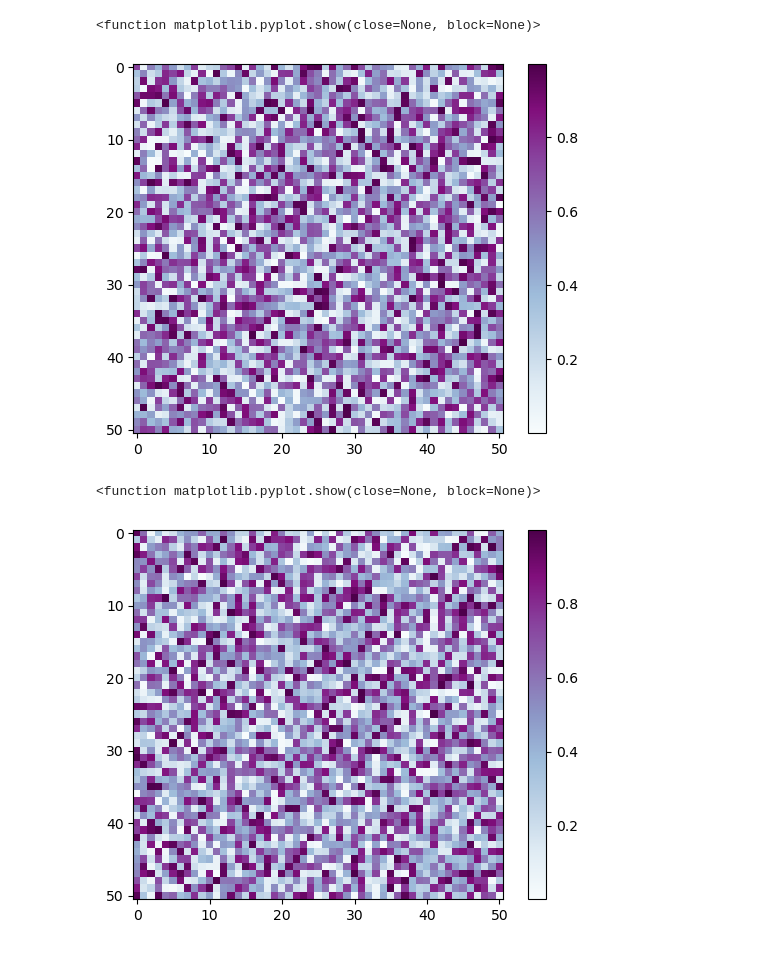
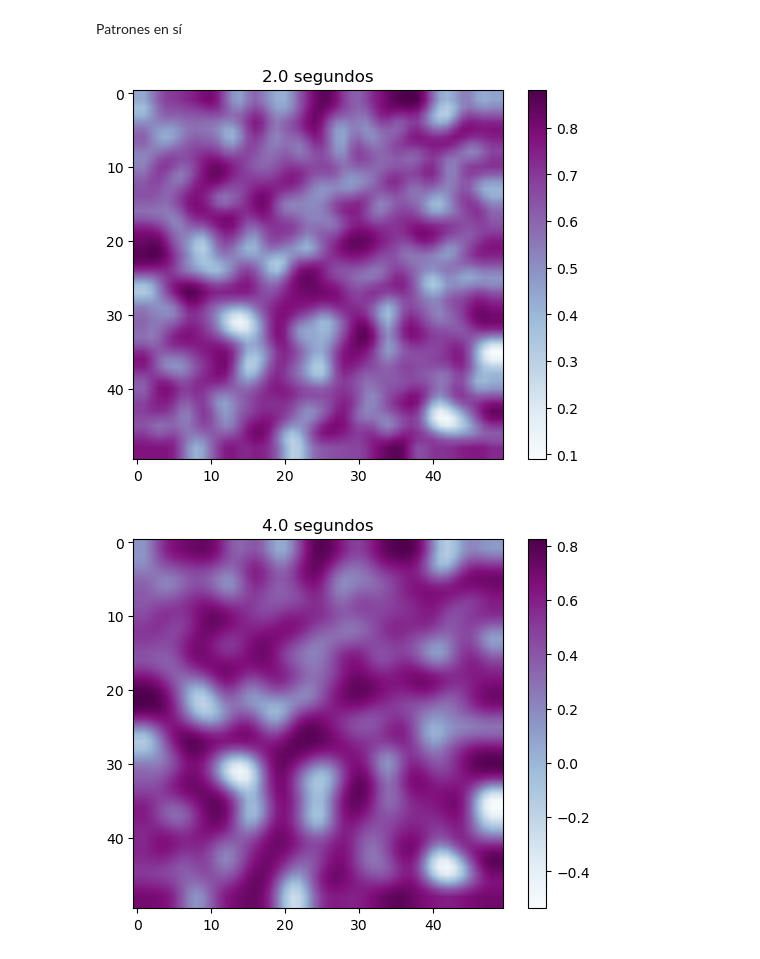
Before and after one commit to rifusaki/college, a Jupyter notebook: herrcomp/Tareas/09_Turing/09_Turing.ipynb, the cells around one changed output. Cells and saved outputs as stored; diff of their text form; code cells hidden in the pictures.

```diff
--- a/herrcomp/Tareas/09_Turing/09_Turing.ipynb
+++ b/herrcomp/Tareas/09_Turing/09_Turing.ipynb
@@ -19,17 +29,0 @@ dt = 0.01
-# %%
-def nablasq(fun,h):
-    for i in range(0,fun.shape[0]-1):
-        for j in range(0,fun.shape[1]-1):
-            res = (fun[i+1,j]+fun[i-1,j]+fun[i,j+1]+fun[i,j-1]-4*fun[i,j])/(h**2)
-    return res
-# %%
-def nablasq(fun,h):
-    res = np.zeros(fun.shape)
-    for i in range(0,fun.shape[0]-1):
-        for j in range(0,fun.shape[1]-1):
-            res[i,j] = (fun[i+1,j]+fun[i-1,j]+fun[i,j+1]+fun[i,j-1]-4*fun[i,j])/(h**2)
-    return res
-# %%
-def nablasq(fun,h,i,j):
-    res = (fun[i+1,j]+fun[i-1,j]+fun[i,j+1]+fun[i,j-1]-4*fun[i,j])/(h**2)
-    return res
@@ -95,14 +30,30 @@ plt.show()
-# %%
-plt.imshow(phi, cmap='BuPu')
-plt.colorbar()
-plt.show
-# %% [output]
-<function matplotlib.pyplot.show(close=None, block=None)>
-[figure, removed]
-# %%
-plt.imshow(psi, cmap='BuPu')
-plt.colorbar()
-plt.show
-# %% [output]
-<function matplotlib.pyplot.show(close=None, block=None)>
-[figure, removed]
+# %%
+x, y = np.meshgrid(np.arange(xi, xf, h),
+                   np.arange(yi, yf, h))
+
+phi = np.random.rand(x.shape[0], x.shape[1])
+psi = np.random.rand(x.shape[0], x.shape[1])
+# %% [markdown]
+Patrones en sí
+# %%
+for t in np.arange(dt,tf+dt,dt):
+    dphi, dpsi = (nablasq(phi,h), nablasq(psi,h))
+    phi_bl, psi_bl = (phi[1:-1,1:-1], psi[1:-1,1:-1])
+
+    phi[1:-1,1:-1] = phi_bl + dt*(a*dphi+phi_bl-(phi_bl**3)-psi_bl+k)
+    psi[1:-1,1:-1] = psi_bl + dt*(b*dpsi+phi_bl-psi_bl)/tau
+
+    for fun in (phi,psi):
+       fun[0,:] = fun[1,:]
+       fun[-1,:] = fun[-2,:]
+       fun[:,0] = fun[:,1]
+       fun[:,-1] = fun[:,-2]
+
+    if t%graph_freq == 0:
+        plt.imshow(phi+psi, cmap='BuPu', interpolation='bilinear')
+        plt.title(f'{t} segundos')
+        plt.colorbar()
+        plt.show()
+# %% [output]
+[figure, added]
+[figure, added]
```
Also changed, not shown: parts of 9 cells of this notebook, 2 other files.
